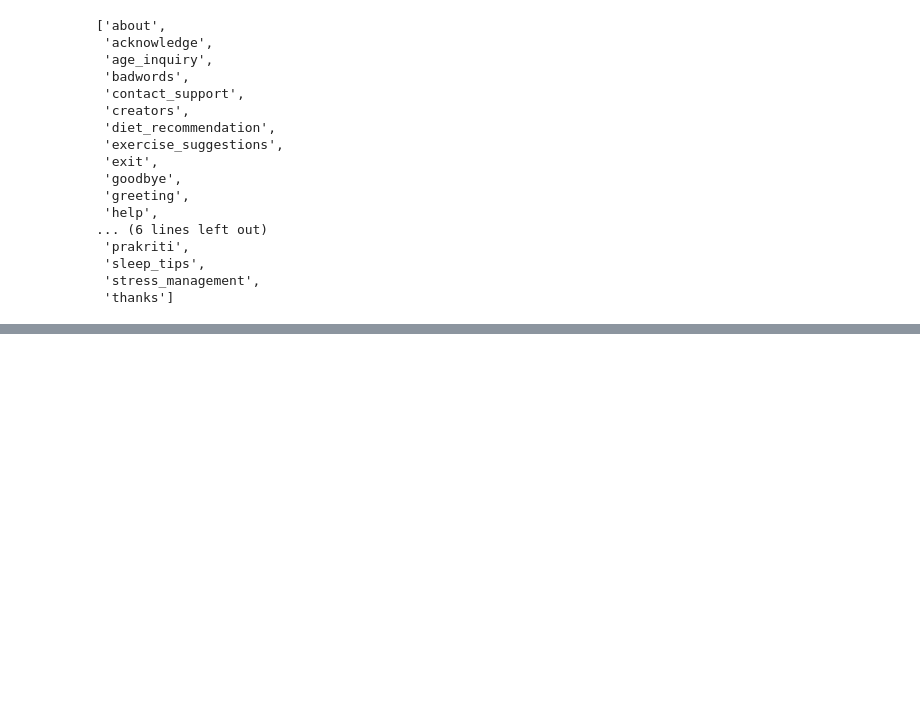
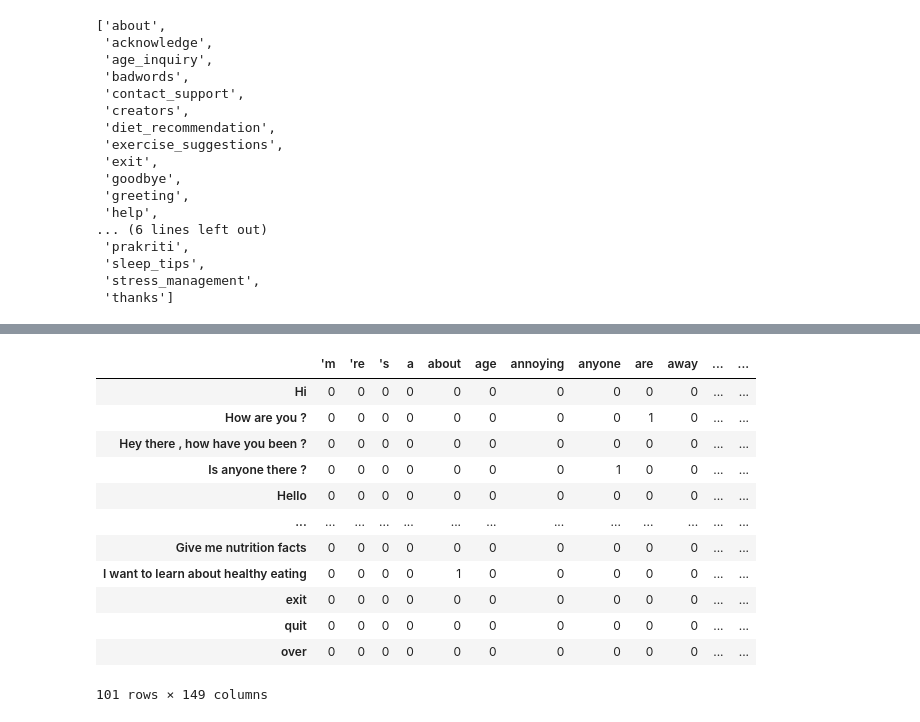
Before and after one commit to PrathameshDhande22/Prakriti-Determine, a Jupyter notebook: bot/ML/NLPChatbot.ipynb, the cells around one changed output, grey strips where cells are left out. Cells and saved outputs as stored; diff of their text form; code cells hidden in the pictures; blank space fills up the shorter version.

Commit message:
fix : Dataset Creation code added

```diff
--- a/bot/ML/NLPChatbot.ipynb
+++ b/bot/ML/NLPChatbot.ipynb
@@ -557,0 +564,5 @@ maximum index = 13 probabiliy =  0.99999857
+# %%
+for w in words:
+    dataset[w]=[]
+dataset["tag"]=[]
+dataset
@@ -557,0 +587,6 @@ maximum index = 13 probabiliy =  0.99999857
+# %%
+for train in training_data:
+    for w,value in list(zip(words,train[0])):
+        dataset[w].append(value)
+    dataset["tag"].append(classes[np.argmax(train[1])])
+dataset
@@ -557,0 +632,5 @@ maximum index = 13 probabiliy =  0.99999857
+# %%
+index=[]
+# %%
+for docu in documents:
+    index.append(" ".join(docu[0]))
@@ -557,0 +657,17 @@ maximum index = 13 probabiliy =  0.99999857
+# %%
+df=pd.DataFrame(dataset,index=index)
+df
+# %% [output]
+|  | 'm | 're | 's | a | about | age | annoying | anyone | are | away | ... | ... |
+| Hi | 0 | 0 | 0 | 0 | 0 | 0 | 0 | 0 | 0 | 0 | ... | ... |
+| How are you ? | 0 | 0 | 0 | 0 | 0 | 0 | 0 | 0 | 1 | 0 | ... | ... |
+| Hey there , how have you been ? | 0 | 0 | 0 | 0 | 0 | 0 | 0 | 0 | 0 | 0 | ... | ... |
+| Is anyone there ? | 0 | 0 | 0 | 0 | 0 | 0 | 0 | 1 | 0 | 0 | ... | ... |
+| Hello | 0 | 0 | 0 | 0 | 0 | 0 | 0 | 0 | 0 | 0 | ... | ... |
+| ... | ... | ... | ... | ... | ... | ... | ... | ... | ... | ... | ... | ... |
+| Give me nutrition facts | 0 | 0 | 0 | 0 | 0 | 0 | 0 | 0 | 0 | 0 | ... | ... |
+| I want to learn about healthy eating | 0 | 0 | 0 | 0 | 1 | 0 | 0 | 0 | 0 | 0 | ... | ... |
+| exit | 0 | 0 | 0 | 0 | 0 | 0 | 0 | 0 | 0 | 0 | ... | ... |
+| quit | 0 | 0 | 0 | 0 | 0 | 0 | 0 | 0 | 0 | 0 | ... | ... |
+| over | 0 | 0 | 0 | 0 | 0 | 0 | 0 | 0 | 0 | 0 | ... | ... |
+101 rows × 149 columns
```
Also changed, not shown: parts of 16 cells of this notebook.
